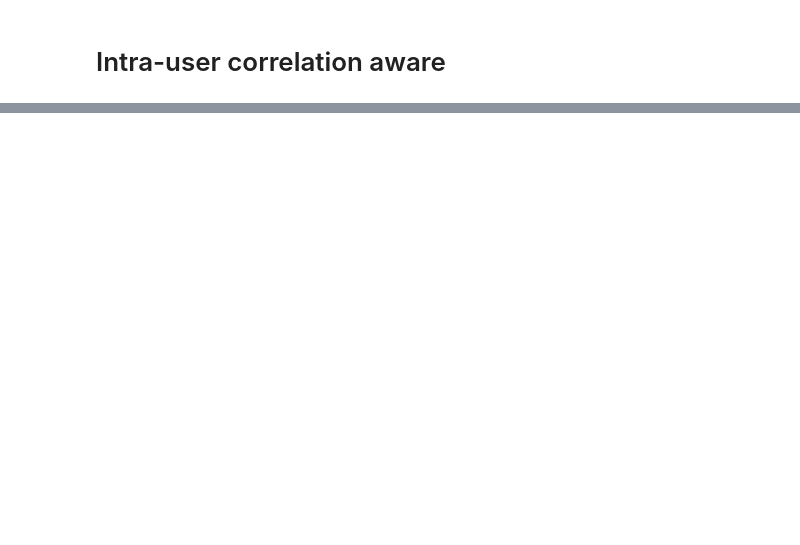
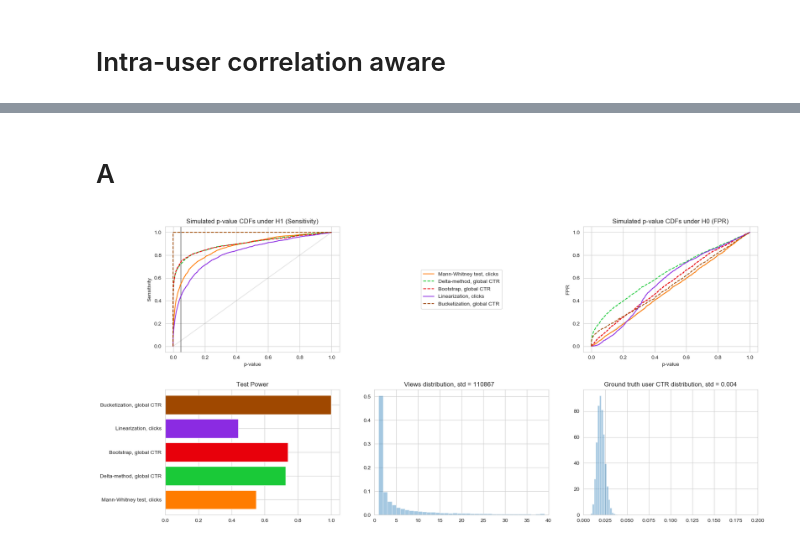
Before and after one commit to marnikitta/stattests, a Jupyter notebook: notebooks/all_experiments.ipynb, the cells around one changed output, grey strips where cells are left out. Saved outputs shown, nothing was run; the diff lists cells and outputs as text; code cells hidden in the pictures; blank space fills up the shorter version.

```diff
--- a/notebooks/all_experiments.ipynb
+++ b/notebooks/all_experiments.ipynb
@@ -253,3 +264,9 @@ frames = [frame_from_params('../data', p, codenames=['bootstrap', 'weighted_boot
 save_gif_and_show('../gifs/ebay_weights_ctrs.gif', frames)
 # %% [output]
 [interactive output not drawn]
+# %% [markdown]
+# A
+# %%
+fig = plot_from_params('../data', skew_params[17], codenames=['mannwhitney_successes_count', 'bootstrap', 'delta', 'buckets_ctrs', 'linearization'])
+# %% [output]
+[figure, added]
```
Also changed, not shown: parts of 11 cells of this notebook, 9 other files.
